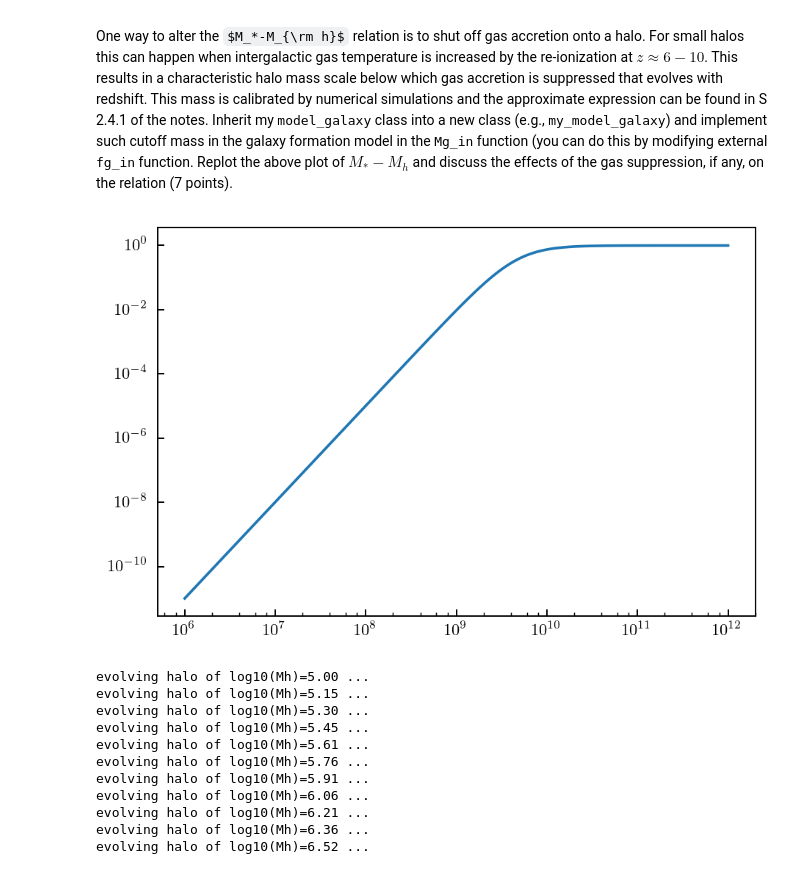
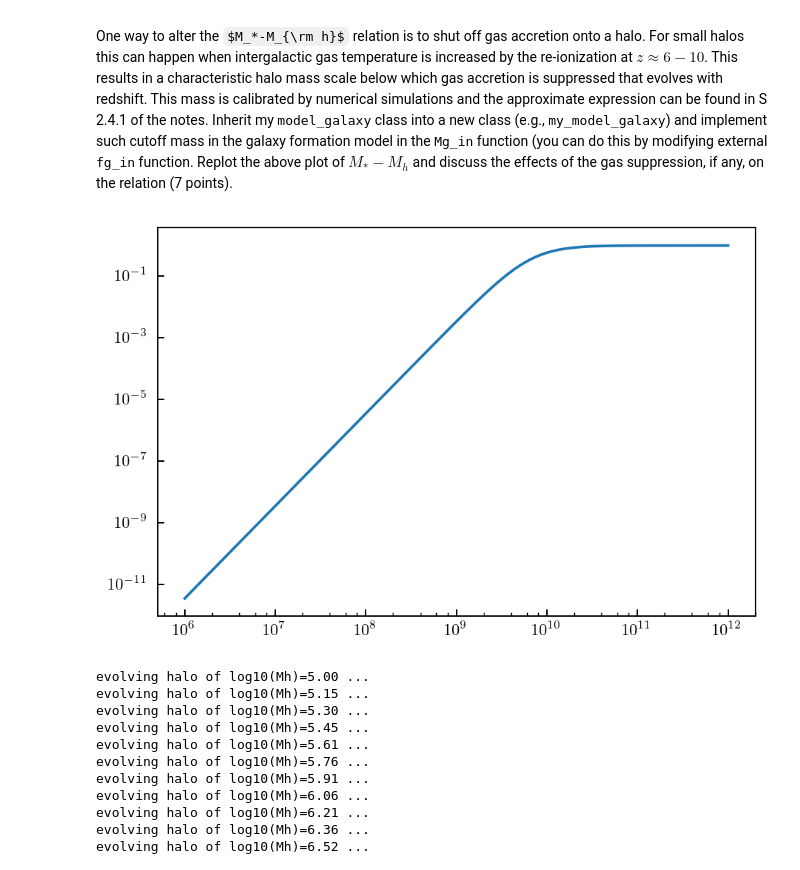
Before and after one commit to tjhoyt/galaxies_hw, a Jupyter notebook: hw4_hoyt_taylor.ipynb, the cells around one changed output. Cells and saved outputs as stored; diff of their text form; code cells hidden in the pictures; some formulas as TeX source.

```diff
--- a/hw4_hoyt_taylor.ipynb
+++ b/hw4_hoyt_taylor.ipynb
@@ -31,7 +31,7 @@ import numpy as np
 # import Benedikt Diemer's colossus package
 from colossus.cosmology import cosmology
 # set cosmology parameters
-params = {'flat': False, 'H0': 70.0, 'Om0': 1.0, 'relspecies': False, 'OL0': 0,
+params = {'flat': False, 'H0': 70.0, 'Om0': 0.3, 'relspecies': False, 'OL0': 0,
           'Ob0': 0.049, 'sigma8': 0.8, 'ns': 0.968, 'print_warnings': False}
 cosmo = cosmology.setCosmology('mycosmo', params )
 
@@ -51,6 +51,7 @@ rhoz = cosmo.rho_m(z) # in h^2 Msun/kpc^3
 # growth factor of the universe normalize to 1.0 at z=0
 Dz = cosmo.growthFactor(z)
 
+
 print("M = %.3e (h^-1 Msun); sigma = %.3f;"%(M, sig))
 
 print("z = {0:.3f}; t = {1:.6} (Gyrs); Omega(z) = {2:.3e}; H(z) = {3:.3e} (km/s/Mpc);"
@@ -101,17 +88,3 @@ A = 1.493e+24, B = 6.672e+16
 (ii) How does the evolution change if you change initial radius $R_i$ of the perturbation or initial $\delta_i$?
 (iii) Plot calculations for a fixed $R$ and $\delta_i$ but for two cosmologies (both with the same $H_0$ and $\Omega_\Lambda=0$): $\Omega_{\rm m}=1.0$ and $\Omega_{\rm m}=0.3$.
 (iv) What are the values of $\delta_{\rm lin}$ at $t=t_{\rm coll}$ ($\eta=2\pi$) for $\Omega_{\rm m}=1.0$ and $\Omega_{\rm m}=0.3$ cosmologies?
-# %%
-import matplotlib.pyplot as plt
-
-def
-eta = np.linspace(0, 2*np.pi, 200)
-r = A*(1   - np.cos(eta))/3.086e24 # convert to Mpc
-t = B*(eta - np.sin(eta))/3.154e16 # conert to Gyr
-a100 = 1.
-a = a100*np.power(t, 2./3)
-plt.plot(t, r)
-plt.plot(t, a)
-#plt.plot(t, R*a)
-#plt.axvline(x = 13.7)
-plt.show()
@@ -817,43 +924,56 @@ Please comment and interpret the resulting stellar mass-halo mass relation in th
 
 One way to alter the $M_*-M_{\rm h}$ relation is to shut off gas accretion onto a halo. For small halos this can happen when intergalactic gas temperature is increased by the re-ionization at $z\approx 6-10$. This results in a characteristic halo mass scale below which gas accretion is suppressed that evolves with redshift. This mass is calibrated by numerical simulations and the approximate expression can be found in S 2.4.1 of the notes. Inherit my <tt>model_galaxy</tt> class into a new class (e.g., <tt>my_model_galaxy</tt>) and implement such cutoff mass in the galaxy formation model in the <tt>Mg_in</tt> function (you can do this by modifying external <tt>fg_in</tt> function. Replot the above plot of $M_*-M_h$ and discuss the effects of the gas suppression, if any, on the relation (7 points).
 # %%
-def fg_in(Mh, z):
+def fg_in(Mh, z, h):
     '''
     Gnedin (2000) formalism. Hoeft et al. (2006); Okamoto, Gao, and Theuns (2008)
     calibration for reionization decreasing the baryon fraction in DM halos.
     '''
     alpha = 2.
     if z < 9.:
-        Mc = 6.e9*np.exp(-0.63*z)
+        Mc = 6.e9*np.exp(-0.63*z)/h
     if z > 9.:
-        Mc = 3.e5
+        Mc = 3.e5/h
     fb = (1. + (2.**((alpha/3.)) - 1.)*(Mh/Mc)**(-alpha))**(-3./alpha)
     if np.any(fb <= 1e-30) or np.any(np.isnan(fb)):
         if type(fb) == float:
             fb = 1e-30
         if type(fb) == np.ndarray:
             fb[fb <= 1e-30] = 1e-30
             fb[fb == np.nan] = 1e-30
     return fb
 
 mtest = np.logspace(6,12,100)
-plt.plot(mtest, fg_in(mtest, 0.))
+plt.plot(mtest, fg_in(mtest, 0., 0.7))
 plt.xscale('log')
 plt.yscale('log')
 plt.show()
 class local_gal(gm.model_galaxy):
     '''
     Modification of base galaxy model to account for reionization heating of
     baryons suppressing accretion in small DM halos.
     '''
     def Mg_in(self, t):
         '''
         hi I am here.
         '''
-        dummy = self.fbuni*self.eps_in(t)*fg_in(self.Mh, self.z)*self.dMhdt(self.Mh,t)
+        fg = fg_in(self.Mh, self.z, self.cosmo.h)
+        dummy = self.fbuni*self.eps_in(t)*fg*self.dMhdt(self.Mh,t)
         return dummy
+    def Ms_in(self, t):
+        '''
+        Accreted stellar mass as fraction of accreted DM mass. Was originally set to
+        be the remaining fraction of baryonic mass not accounted for in Mg_in. This
+        was determined to be highly unphysical with the reionization correction
+        made to fb_in. If gas accretion rate goes to 0, this does *not* imply that
+        stellar mass accretion rate must approach (f_b,uni)*dM_h/dt. Baryonic accretion
+        should instead go to 0 along with the halting of gas accretion.
+        '''
+        fg = 1.0
+        dummy = self.fbuni*(1.0 - fg)*self.dMhdt(self.Mh,t)
+        return dummy
 # %% [output]
-[figure, old version]
+[figure, new version]
 # %%
 from scipy.interpolate import interp2d
 
```
Also changed, not shown: parts of 26 cells of this notebook.
